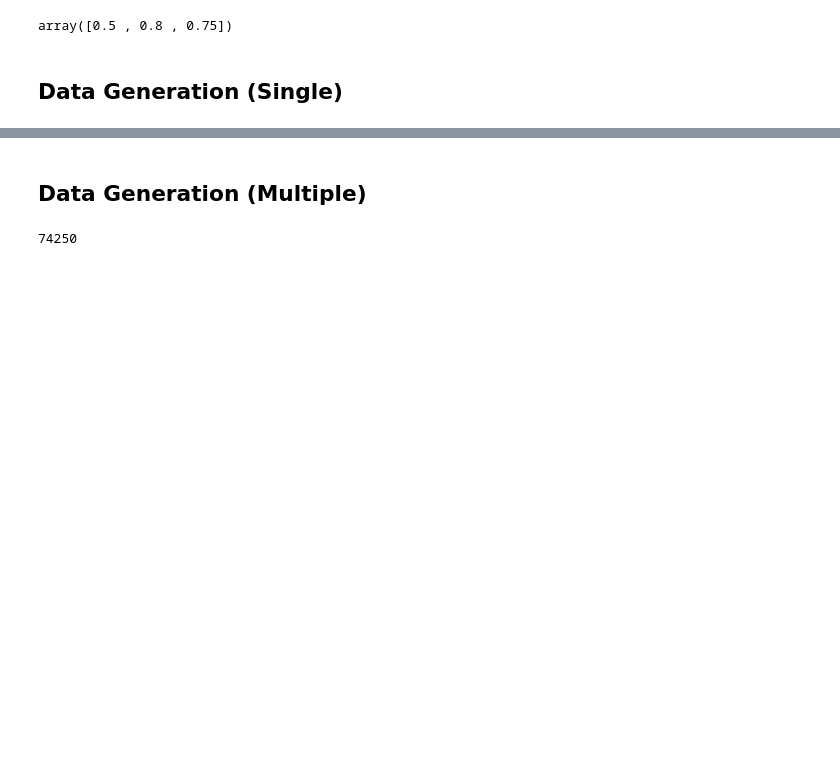
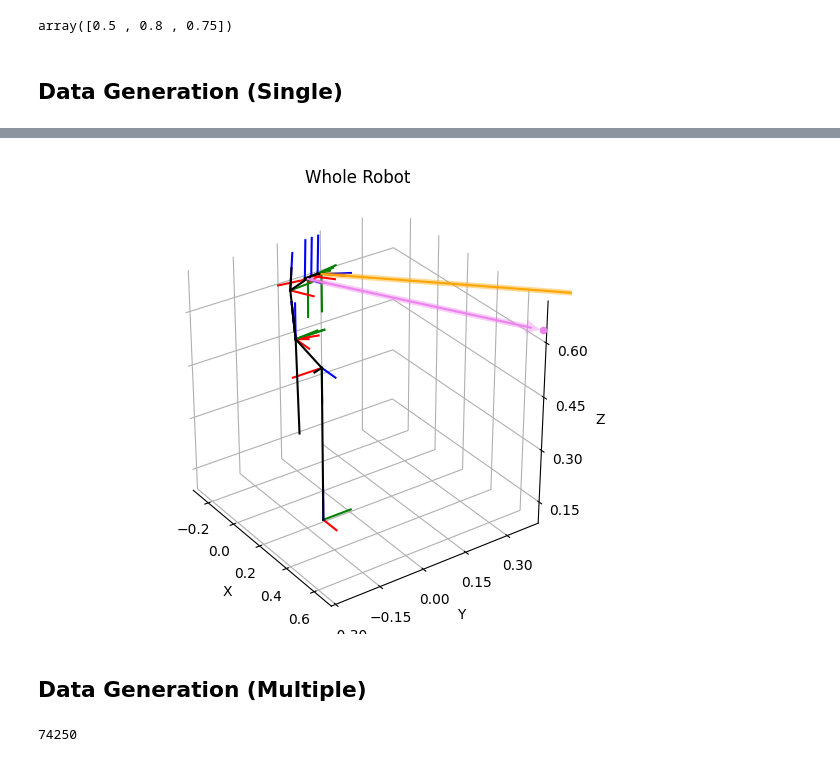
Before and after one commit to jpmnieles/grace_dl, a Jupyter notebook: notebooks/240916_Robot_Simulation_Model.ipynb, the cells around one changed output, grey strips where cells are left out. Cells and saved outputs as stored; diff of their text form; code cells hidden in the pictures; blank space fills up the shorter version.

Commit message:
Updated robot simulation model to correct ones
Signed-off-by: jpmnieles <jpmnieles@connect.ust.hk>

```diff
--- a/notebooks/240916_Robot_Simulation_Model.ipynb
+++ b/notebooks/240916_Robot_Simulation_Model.ipynb
@@ -368,3 +420,53 @@ Y_C_L: [-0.44905235  0.10359873  1.        ]
+# %%
+# Plotting
+
+plt.figure()
+ax = make_3d_axis(1, 111, unit="m")
+ax = tm.plot_frames_in('world', whitelist=["world","torso","realsense","neck","neck_py","head","eyes","lefteye","righteye","leftcamera","rightcamera"],
+                       s=0.1, show_name=False, ax=ax)
+ax = tm.plot_connections_in("world", ax=ax)
+
+#  Gaze Vectors
+T_lprimel = tm.get_transform('leftcamera', 'world')
+left_gaze_pts_l = (T_lprimel @ np.array([left_x_prime, left_y_prime, 1.0, 1.0]).reshape(-1,1)).squeeze()
+T_rprimer = tm.get_transform('rightcamera', 'world')
+right_gaze_pts_r = (T_rprimer @ np.array([right_x_prime, right_y_prime, 1.0, 1.0]).reshape(-1,1)).squeeze()
+# Left Gaze
+plot_vector(
+    start=np.array([T_lprimel[0,3], T_lprimel[1,3], T_lprimel[2,3]]),
+    direction=np.array([left_gaze_pts_l[0]-T_lprimel[0,3], left_gaze_pts_l[1]-T_lprimel[1,3], left_gaze_pts_l[2]-T_lprimel[2,3]]),
+    s=1.05,
+    lw=0,  # Remove line around arrow
+    color='orange',
+    alpha=0.4
+)
+ax.plot([T_lprimel[0,3],left_gaze_pts_l[0]],[T_lprimel[1,3],left_gaze_pts_l[1]],[T_lprimel[2,3],left_gaze_pts_l[2]], color='orange')
+# Right Gaze
+plot_vector(
+    start=np.array([T_rprimer[0,3], T_rprimer[1,3], T_rprimer[2,3]]),
+    direction=np.array([right_gaze_pts_r[0]-T_rprimer[0,3], right_gaze_pts_r[1]-T_rprimer[1,3], right_gaze_pts_r[2]-T_rprimer[2,3]]),
+    s=1.05,
+    lw=0,  # Remove line around arrow
+    color='violet',
+    alpha=0.4
+)
+ax.plot([T_rprimer[0,3],right_gaze_pts_r[0]],[T_rprimer[1,3],right_gaze_pts_r[1]],[T_rprimer[2,3],right_gaze_pts_r[2]], color='violet')
+
+# Plot Points
+T_cworld = tm.get_transform('realsense', 'world')
+left_target_pts = (T_cworld @ np.array([X_C_L[0], X_C_L[1], X_C_L[2], 1.0]).reshape(-1,1)).squeeze()
+right_target_pts = (T_cworld @ np.array([X_C_R[0], X_C_R[1], X_C_R[2], 1.0]).reshape(-1,1)).squeeze()
+ax.scatter([left_target_pts[0]],[left_target_pts[1]],[left_target_pts[2]], color='orange')
+ax.scatter([right_target_pts[0]],[right_target_pts[1]],[right_target_pts[2]], color='violet')
+
+ax.view_init(elev=30, azim=-35, roll=0)
+ax.set_xlim([-0.3, 0.7])
+ax.set_ylim([-0.3, 0.4])
+ax.set_zlim([0.1, 0.7])
+ax.set_title('Whole Robot')
+plt.tight_layout()
+# %% [output]
+[figure, added]
 # %% [markdown]
 ## Data Generation (Multiple)
 # %%
```
Also changed, not shown: parts of 16 cells of this notebook.
